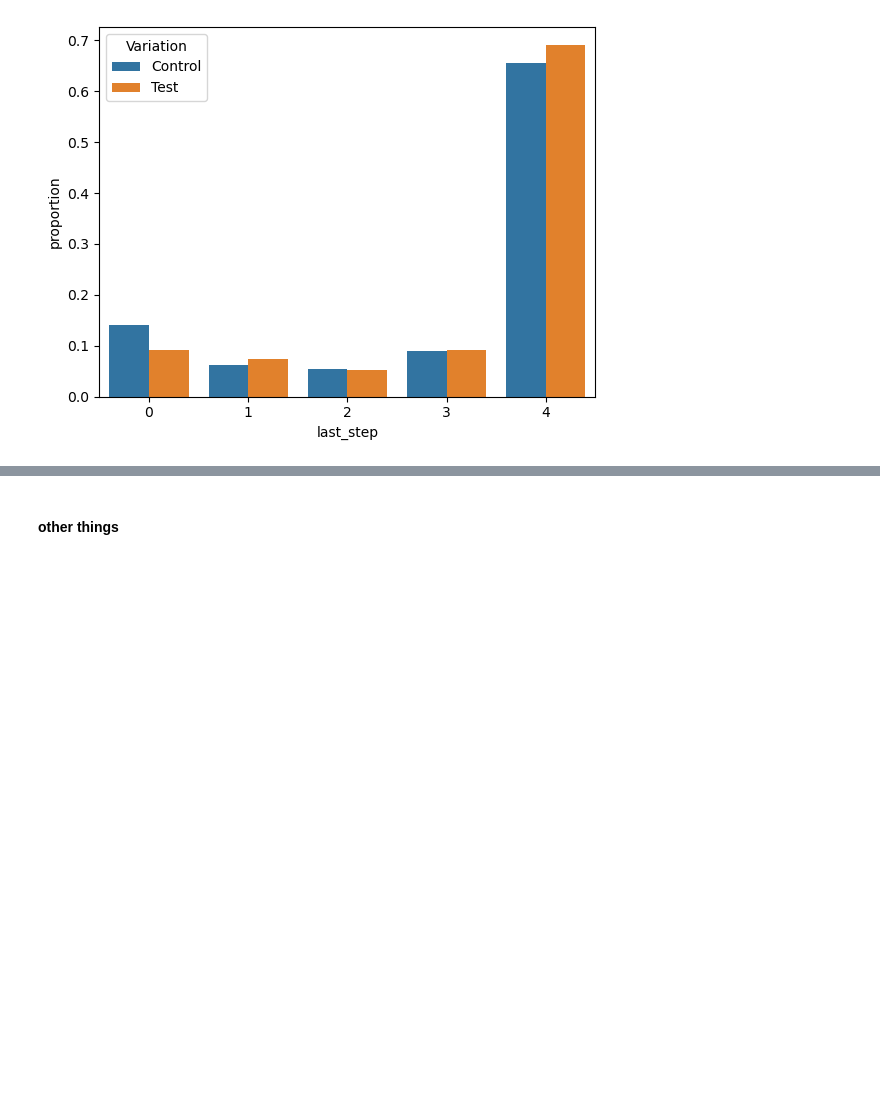
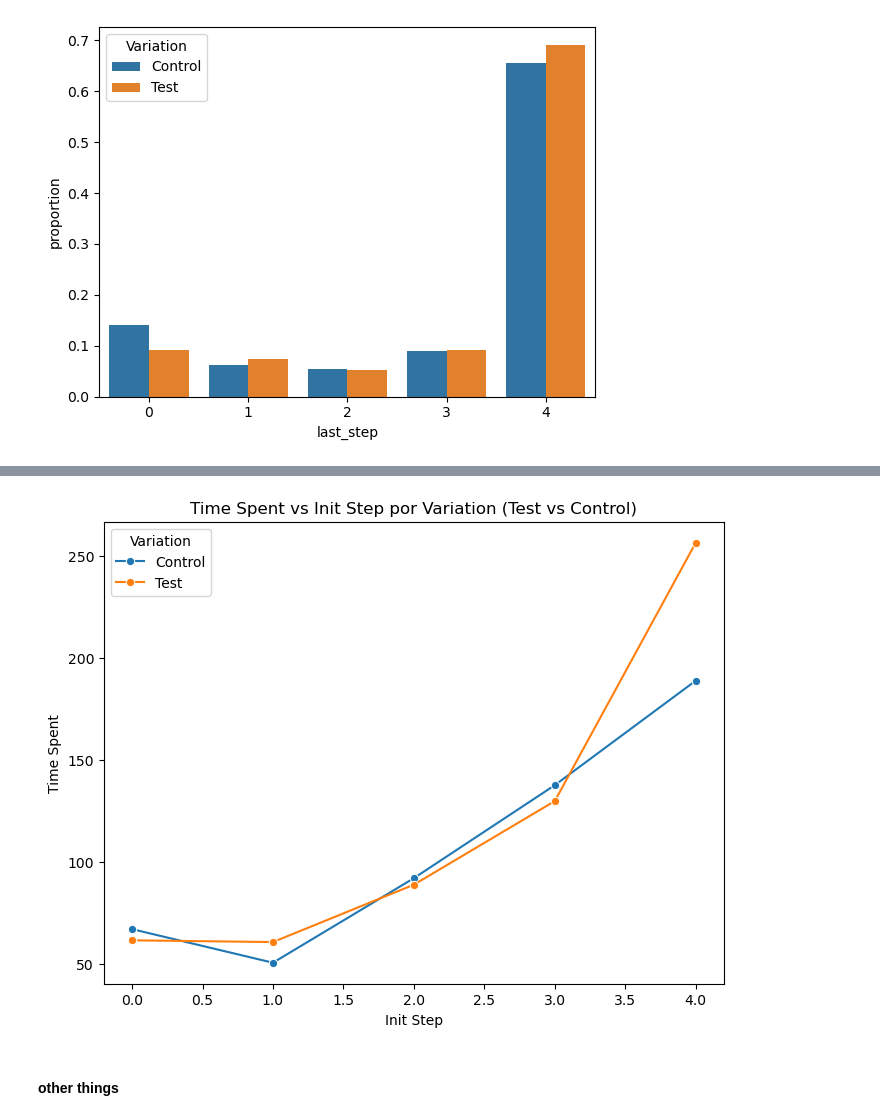
Before and after one commit to almudenamcastro/ironhack-w5-EDA, a Jupyter notebook: notebooks/main.ipynb, the cells around one changed output, grey strips where cells are left out. Saved outputs shown, nothing was run; the diff lists cells and outputs as text; code cells hidden in the pictures; blank space fills up the shorter version.

```diff
--- a/notebooks/main.ipynb
+++ b/notebooks/main.ipynb
@@ -668,3 +695,15 @@ sns.barplot(data=df1, x='last_step', y='proportion', hue='Variation')
+# %%
+mean_time_step_by_variation = events.groupby(['Variation', 'init_step'])['time_spent'].mean().reset_index()
+plt.figure(figsize=(8,6))
+sns.lineplot(data=mean_time_step_by_variation, x='init_step', y='time_spent', hue='Variation', marker='o')
+
+plt.title('Time Spent vs Init Step por Variation (Test vs Control)')
+plt.xlabel('Init Step')
+plt.ylabel('Time Spent')
+
+plt.show()
+# %% [output]
+[figure, added]
 # %% [markdown]
 #### other things
 # %%
```
Also changed, not shown: parts of 12 cells of this notebook.
